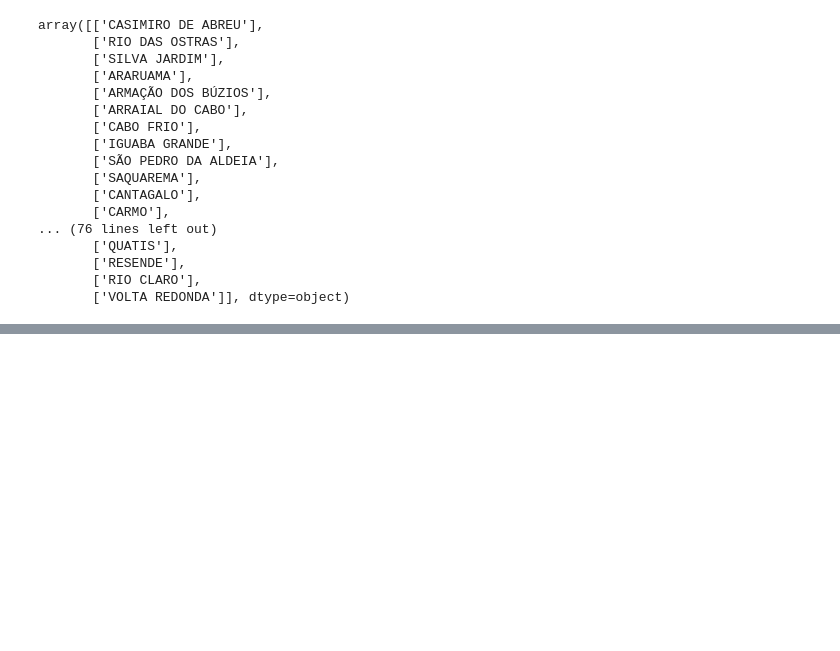
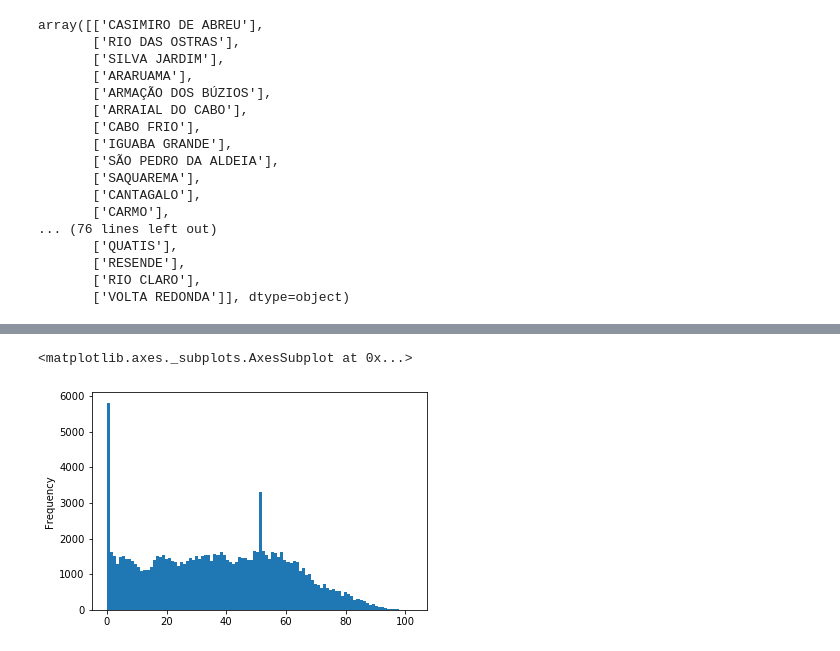
Before and after one commit to JordanPhilipMeyer/PatientNoShow, a Jupyter notebook: PredictNoShow.ipynb, the cells around one changed output, grey strips where cells are left out. Saved outputs shown, nothing was run; the diff lists cells and outputs as text; code cells hidden in the pictures; blank space fills up the shorter version.

```diff
--- a/PredictNoShow.ipynb
+++ b/PredictNoShow.ipynb
@@ -463,0 +535,3 @@ array([['CASIMIRO DE ABREU'],
+# %%
+NegativeAges= df[df.Age == -1].index
+df.drop(NegativeAges , inplace=True)
@@ -463,0 +649,5 @@ array([['CASIMIRO DE ABREU'],
+# %%
+df_with_dummy['Age'].plot.hist(bins =100)
+# %% [output]
+<matplotlib.axes._subplots.AxesSubplot at 0x...>
+[figure, added]
```
Also changed, not shown: parts of 29 cells of this notebook.
